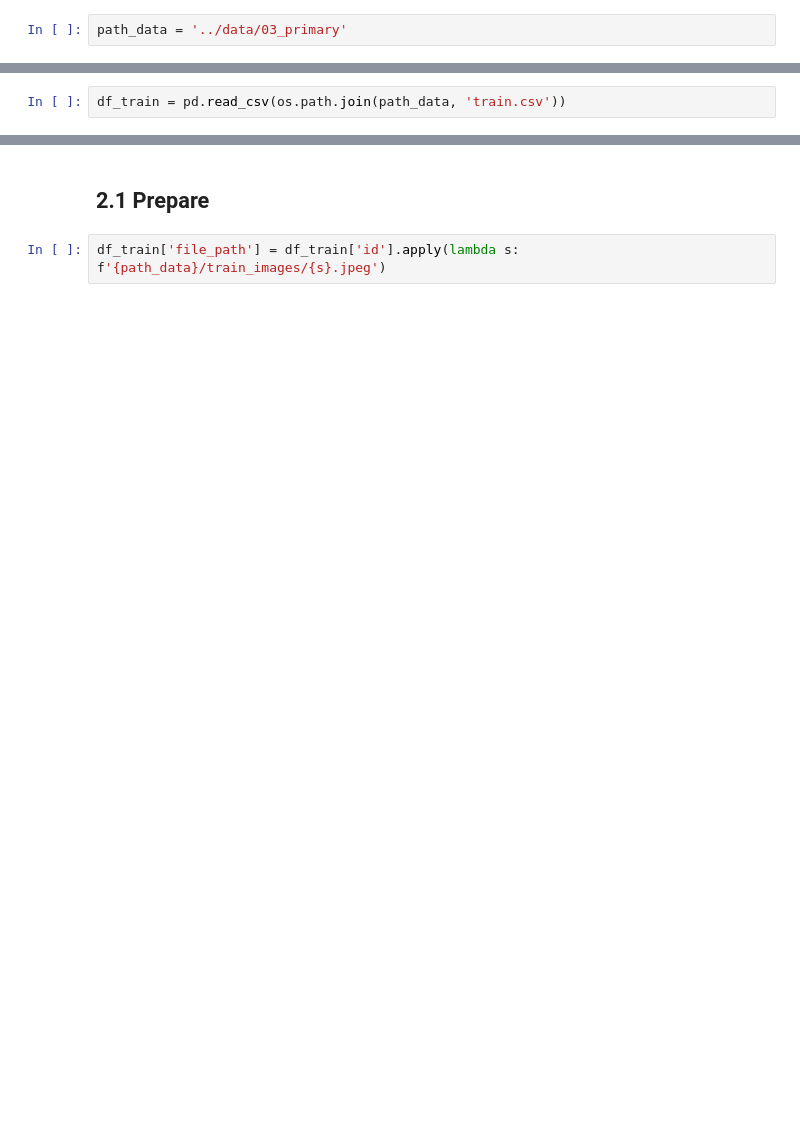
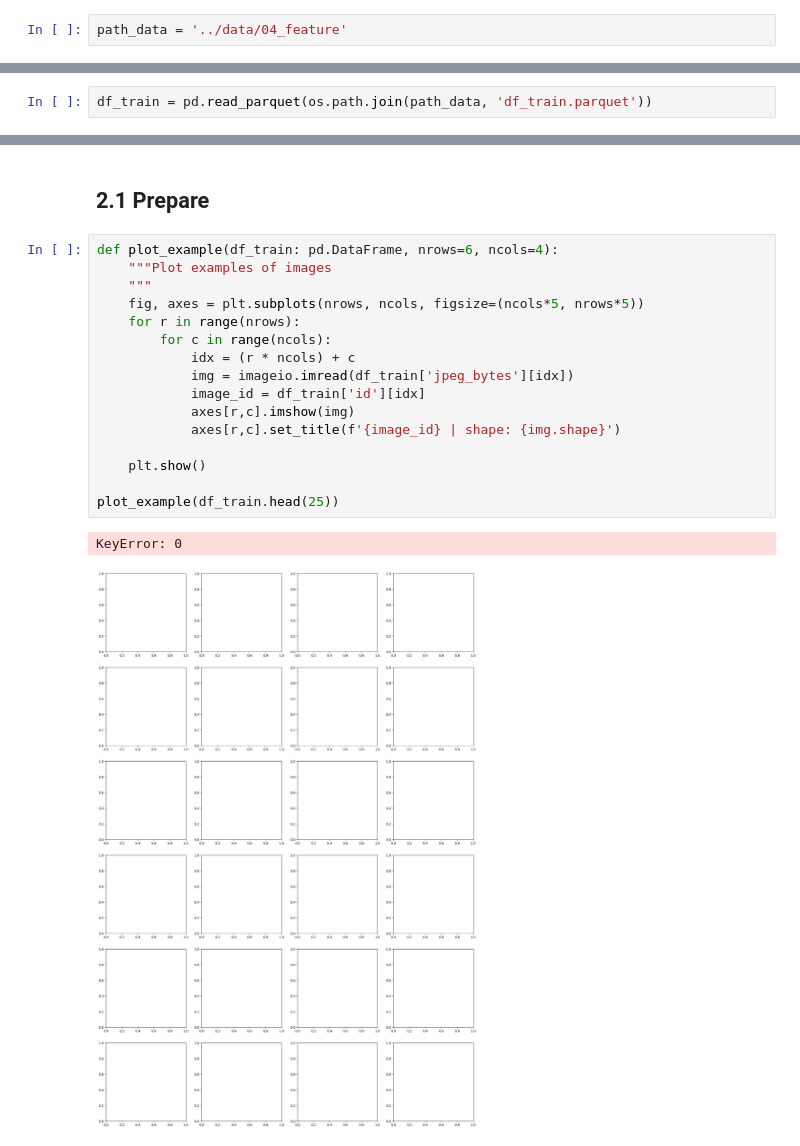
Before and after one commit to BWallyn/plant-traits, a Jupyter notebook: notebooks/1.2-exploratory-data-analysis.ipynb, the cells around one changed output, grey strips where cells are left out. Drawn from its saved outputs; the diff is of its cells as text; blank space fills up the shorter version.

```diff
--- a/notebooks/1.2-exploratory-data-analysis.ipynb
+++ b/notebooks/1.2-exploratory-data-analysis.ipynb
@@ -11,11 +13,11 @@ import pandas as pd
 # %% [markdown]
 ## 1.2 Options
 # %%
-path_data = '../data/03_primary'
+path_data = '../data/04_feature'
 # %% [markdown]
 ## 1.3 Data
 # %%
-df_train = pd.read_csv(os.path.join(path_data, 'train.csv'))
+df_train = pd.read_parquet(os.path.join(path_data, 'df_train.parquet'))
 # %% [markdown]
 # 2. Analyze
 # %%
@@ -28,4 +30,21 @@ df_train.sample(2)
 # %% [markdown]
 ## 2.1 Prepare
-# %%
-df_train['file_path'] = df_train['id'].apply(lambda s: f'{path_data}/train_images/{s}.jpeg')
+# %%
+def plot_example(df_train: pd.DataFrame, nrows=6, ncols=4):
+    """Plot examples of images
+    """
+    fig, axes = plt.subplots(nrows, ncols, figsize=(ncols*5, nrows*5))
+    for r in range(nrows):
+        for c in range(ncols):
+            idx = (r * ncols) + c
+            img = imageio.imread(df_train['jpeg_bytes'][idx])
+            image_id = df_train['id'][idx]
+            axes[r,c].imshow(img)
+            axes[r,c].set_title(f'{image_id} | shape: {img.shape}')
+
+    plt.show()
+
+plot_example(df_train.head(25))
+# %% [output]
+KeyError: 0
+[figure, added]
```
Also changed, not shown: parts of 2 cells of this notebook.
